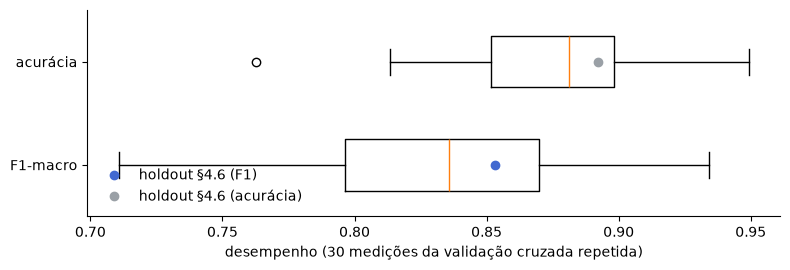
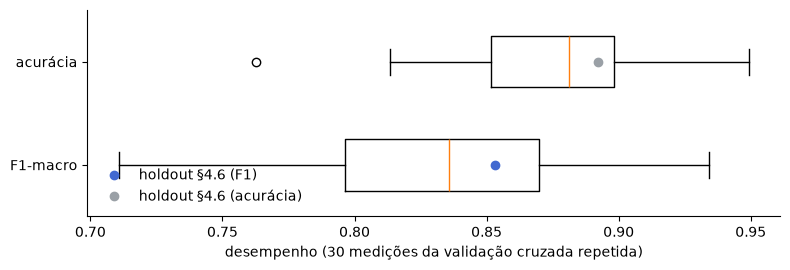
Unified diff of the notebook cell whose output changed from the first chart to the second:
--- before
+++ after
@@ -1,5 +1,6 @@
 # distribuição das 30 medições — o holdout da §4 (ponto) dentro da variação da validação cruzada
 fig, ax = plt.subplots(figsize=(8, 2.8))
-ax.boxplot([f1m, acc], tick_labels=['F1-macro', 'acurácia'], vert=False, widths=0.5)
+ax.boxplot([f1m, acc], tick_labels=['F1-macro', 'acurácia'],
+           orientation='horizontal', widths=0.5)
 ax.plot(0.853, 1, 'o', color='#4269d0', label='holdout §4.6 (F1)')
 ax.plot(0.892, 2, 'o', color='#9aa0a6', label='holdout §4.6 (acurácia)')

Commit: feat: ablacao no slide 11, teste estatistico pareado e defesas metodologicas